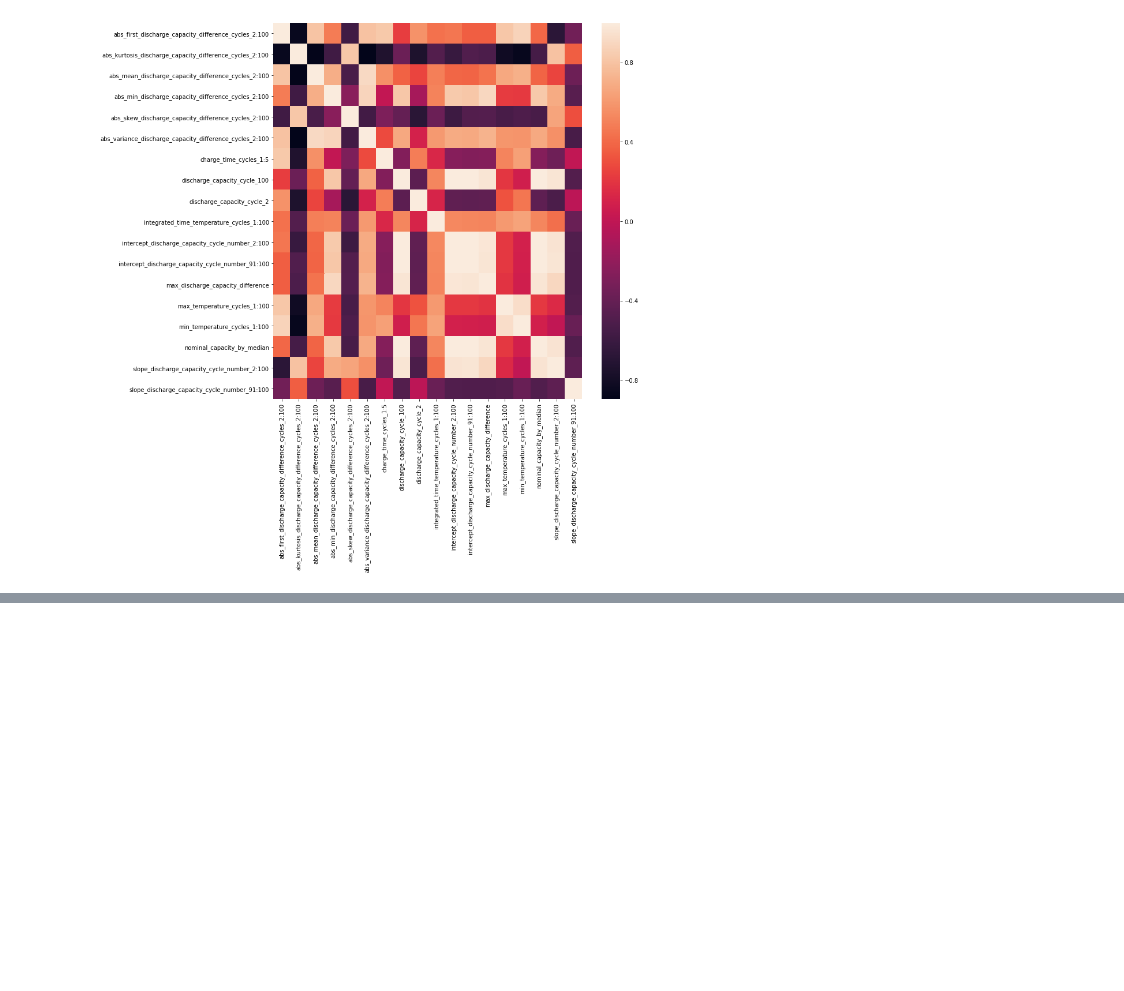
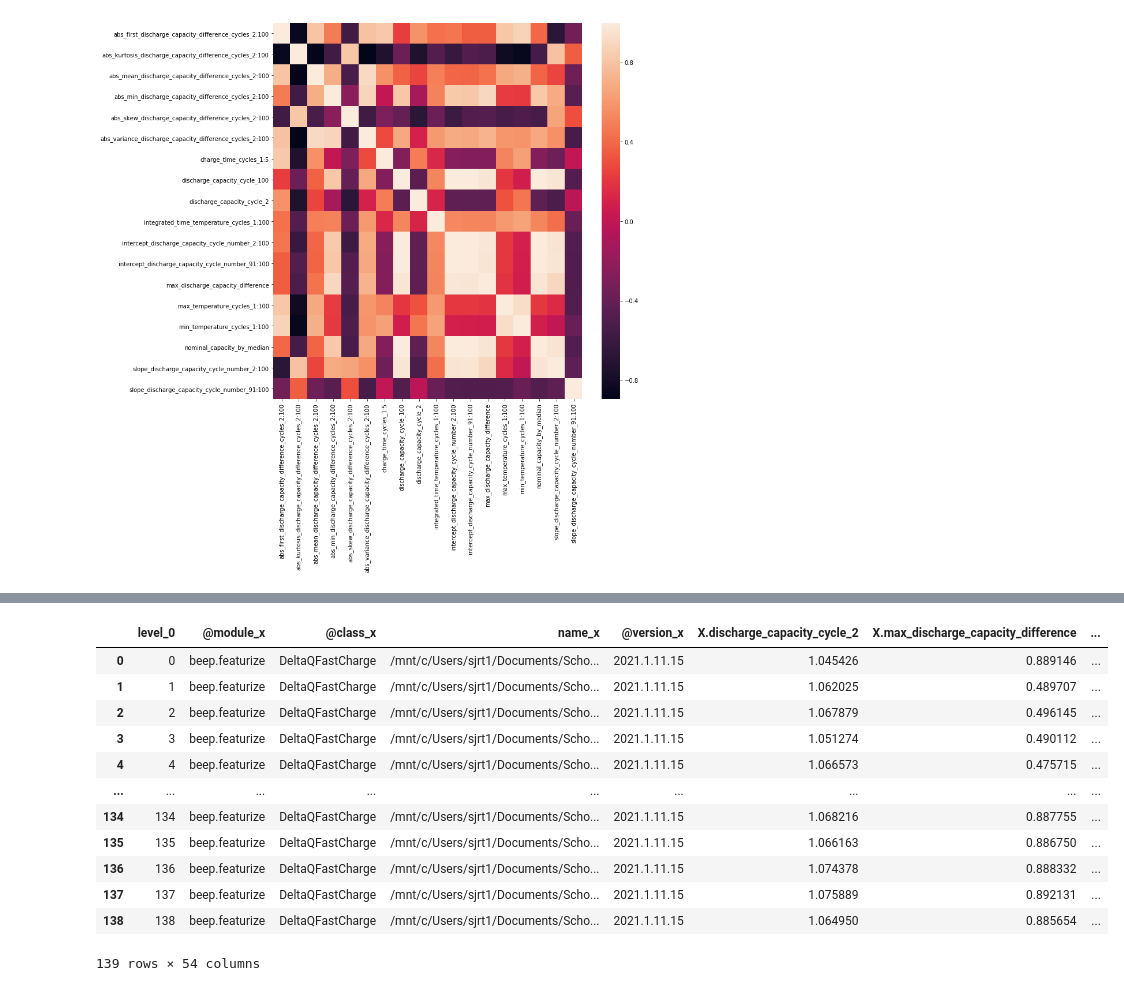
Before and after one commit to ayakkala1/TRI-Capstone, a Jupyter notebook: NewData/EDA.ipynb, the cells around one changed output, grey strips where cells are left out. Cells and saved outputs as stored; diff of their text form; code cells hidden in the pictures; blank space fills up the shorter version.

```diff
--- a/NewData/EDA.ipynb
+++ b/NewData/EDA.ipynb
@@ -213,0 +308,13 @@ sns.heatmap(corr,
+# %%
+batches = []
+for i in d_df['metadata.protocol']:
+    if '2017-05' in i:
+        batches.append('b1')
+    elif '2017-06' in i:
+        batches.append('b2')
+    elif '2018-04' in i:
+        batches.append('b3')
+# batches
+# %%
+d_df['batches'] = batches
+d_df['bat_name'] = d_df['batches'] + 'c' + d_df['bat_num']
@@ -213,0 +338,4 @@ sns.heatmap(corr,
+# %%
+t_list = getListOfFiles(t_dir)
+print(len(t_list))
+t_list
@@ -213,0 +361,9 @@ sns.heatmap(corr,
+# %%
+t_df = pd.DataFrame()
+for file in t_list:
+    with open(file) as data_file:
+        data = json.load(data_file)
+        data_df = pd.json_normalize(data)
+        t_df = pd.concat([t_df,data_df])
+t_df.reset_index(inplace=True)
+t_df.head()
@@ -213,0 +377,25 @@ sns.heatmap(corr,
+# %%
+df_full = d_df.merge(t_df, left_index=True, right_index=True)
+
+# Making values not stored as lists
+for column in df_full.columns:
+    if "X." in column:
+        df_full[column] = df_full[column].apply(lambda x: x[0])
+
+#df_full.sort_values(by=['bat_name'],inplace=True)
+df_full.reset_index(inplace=True)
+df_full
+# %% [output]
+|  | level_0 | @module_x | @class_x | name_x | @version_x | X.discharge_capacity_cycle_2 | X.max_discharge_capacity_difference | ... |
+| 0 | 0 | beep.featurize | DeltaQFastCharge | /mnt/c/Users/sjrt1/Documents/Scho... | 2021.1.11.15 | 1.045426 | 0.889146 | ... |
+| 1 | 1 | beep.featurize | DeltaQFastCharge | /mnt/c/Users/sjrt1/Documents/Scho... | 2021.1.11.15 | 1.062025 | 0.489707 | ... |
+| 2 | 2 | beep.featurize | DeltaQFastCharge | /mnt/c/Users/sjrt1/Documents/Scho... | 2021.1.11.15 | 1.067879 | 0.496145 | ... |
+| 3 | 3 | beep.featurize | DeltaQFastCharge | /mnt/c/Users/sjrt1/Documents/Scho... | 2021.1.11.15 | 1.051274 | 0.490112 | ... |
+| 4 | 4 | beep.featurize | DeltaQFastCharge | /mnt/c/Users/sjrt1/Documents/Scho... | 2021.1.11.15 | 1.066573 | 0.475715 | ... |
+| ... | ... | ... | ... | ... | ... | ... | ... | ... |
+| 134 | 134 | beep.featurize | DeltaQFastCharge | /mnt/c/Users/sjrt1/Documents/Scho... | 2021.1.11.15 | 1.068216 | 0.887755 | ... |
+| 135 | 135 | beep.featurize | DeltaQFastCharge | /mnt/c/Users/sjrt1/Documents/Scho... | 2021.1.11.15 | 1.066163 | 0.886750 | ... |
+| 136 | 136 | beep.featurize | DeltaQFastCharge | /mnt/c/Users/sjrt1/Documents/Scho... | 2021.1.11.15 | 1.074378 | 0.888332 | ... |
+| 137 | 137 | beep.featurize | DeltaQFastCharge | /mnt/c/Users/sjrt1/Documents/Scho... | 2021.1.11.15 | 1.075889 | 0.892131 | ... |
+| 138 | 138 | beep.featurize | DeltaQFastCharge | /mnt/c/Users/sjrt1/Documents/Scho... | 2021.1.11.15 | 1.064950 | 0.885654 | ... |
+139 rows × 54 columns
```
Also changed, not shown: parts of 23 cells of this notebook, 3 other files.
